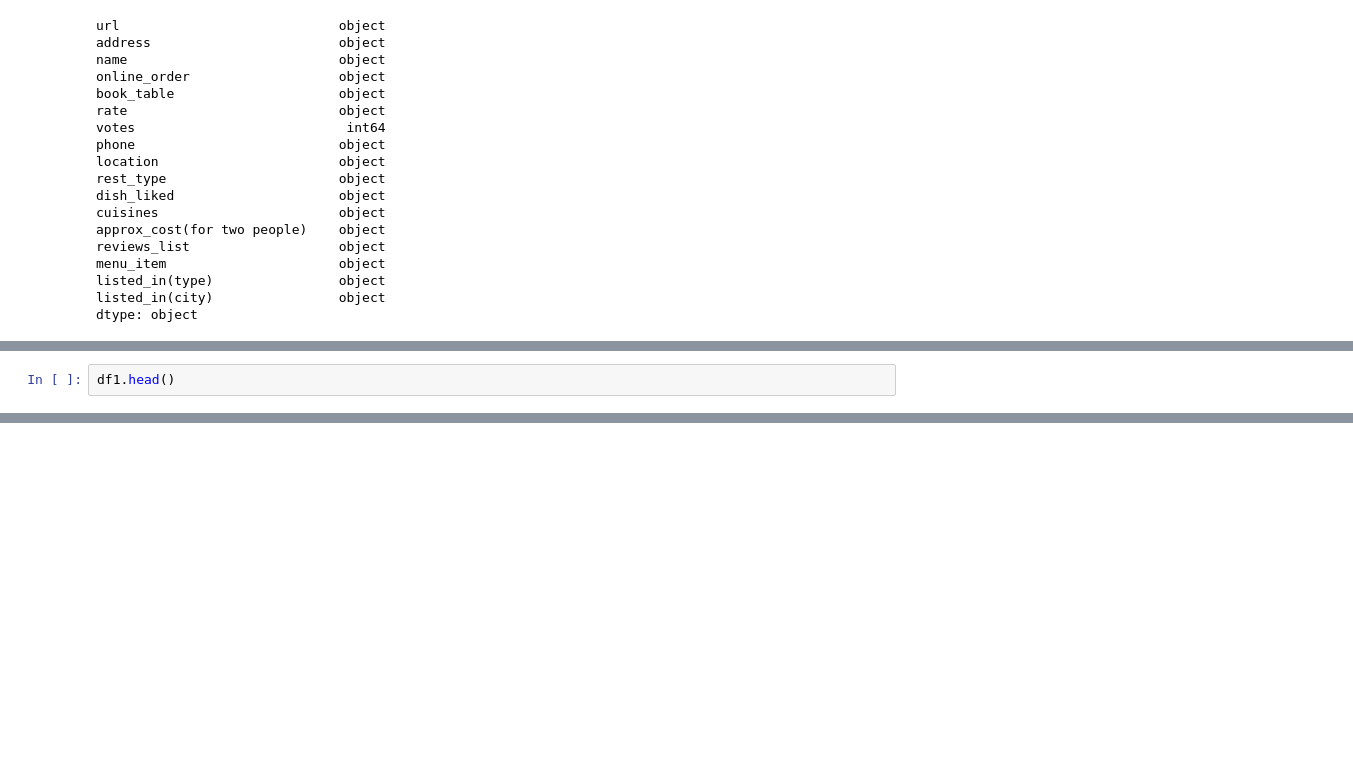
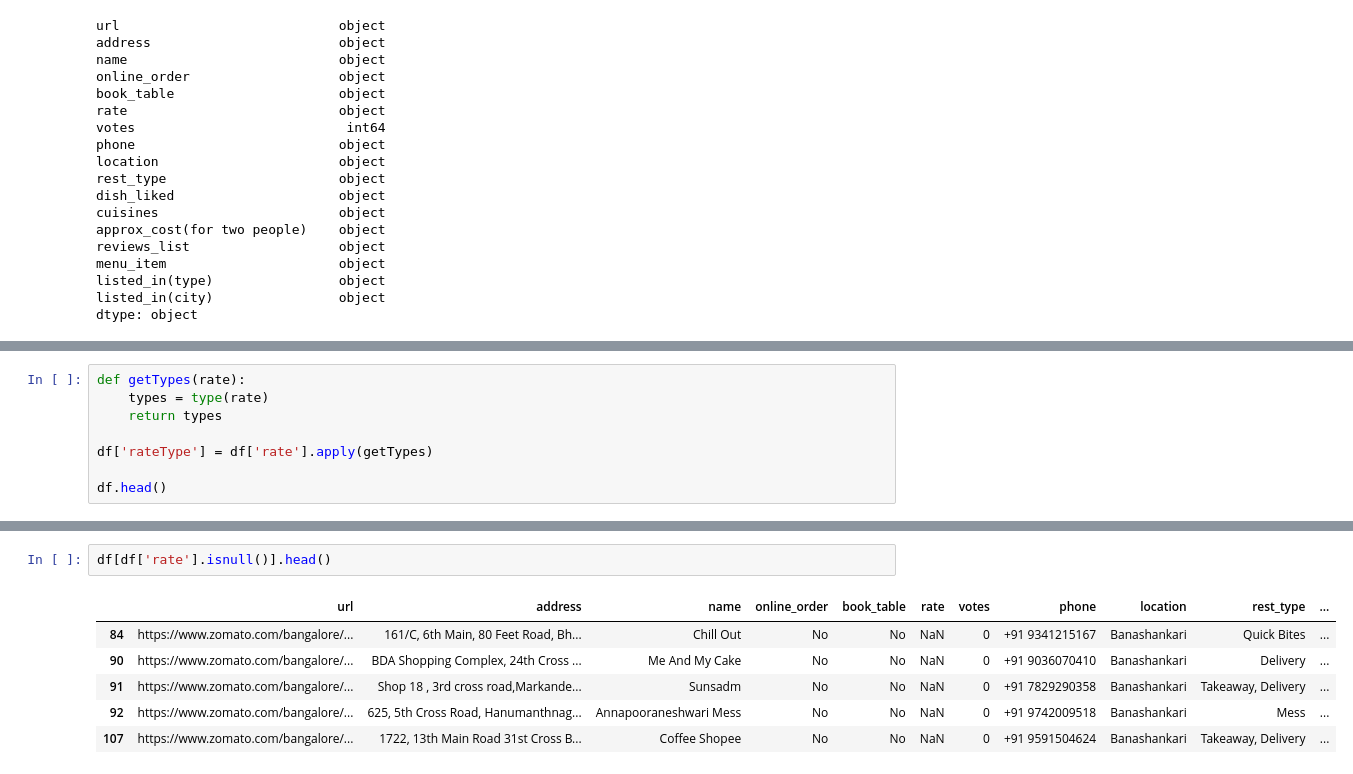
Before and after one commit to swarup4/zomato-ratings, a Jupyter notebook: Zomato Ratings.ipynb, the cells around one changed output, grey strips where cells are left out. Cells and saved outputs as stored; diff of their text form; blank space fills up the shorter version.

```diff
--- a/Zomato Ratings.ipynb
+++ b/Zomato Ratings.ipynb
@@ -51,4 +75,10 @@ df1.shape
 # %%
-df1.head()
+def getTypes(rate):
+    types = type(rate)
+    return types
+
+df['rateType'] = df['rate'].apply(getTypes)
+
+df.head()
 # %% [output]
 |  | url | address | name | online_order | book_table | rate | votes | phone | location | rest_type | ... |
@@ -59,0 +119,9 @@ df1.head()
+# %%
+df[df['rate'].isnull()].head()
+# %% [output]
+|  | url | address | name | online_order | book_table | rate | votes | phone | location | rest_type | ... |
+| 84 | https://www.zomato.com/bangalore/... | 161/C, 6th Main, 80 Feet Road, Bh... | Chill Out | No | No | NaN | 0 | +91 9341215167 | Banashankari | Quick Bites | ... |
+| 90 | https://www.zomato.com/bangalore/... | BDA Shopping Complex, 24th Cross ... | Me And My Cake | No | No | NaN | 0 | +91 9036070410 | Banashankari | Delivery | ... |
+| 91 | https://www.zomato.com/bangalore/... | Shop 18 , 3rd cross road,Markande... | Sunsadm | No | No | NaN | 0 | +91 7829290358 | Banashankari | Takeaway, Delivery | ... |
+| 92 | https://www.zomato.com/bangalore/... | 625, 5th Cross Road, Hanumanthnag... | Annapooraneshwari Mess | No | No | NaN | 0 | +91 9742009518 | Banashankari | Mess | ... |
+| 107 | https://www.zomato.com/bangalore/... | 1722, 13th Main Road 31st Cross B... | Coffee Shopee | No | No | NaN | 0 | +91 9591504624 | Banashankari | Takeaway, Delivery | ... |
```
Also changed, not shown: parts of 17 cells of this notebook.
